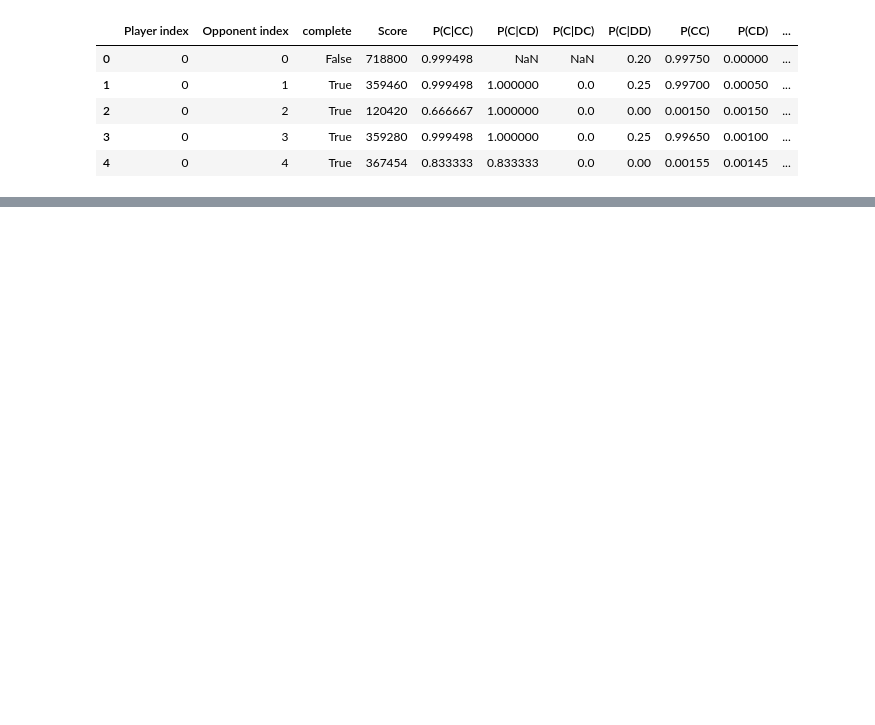
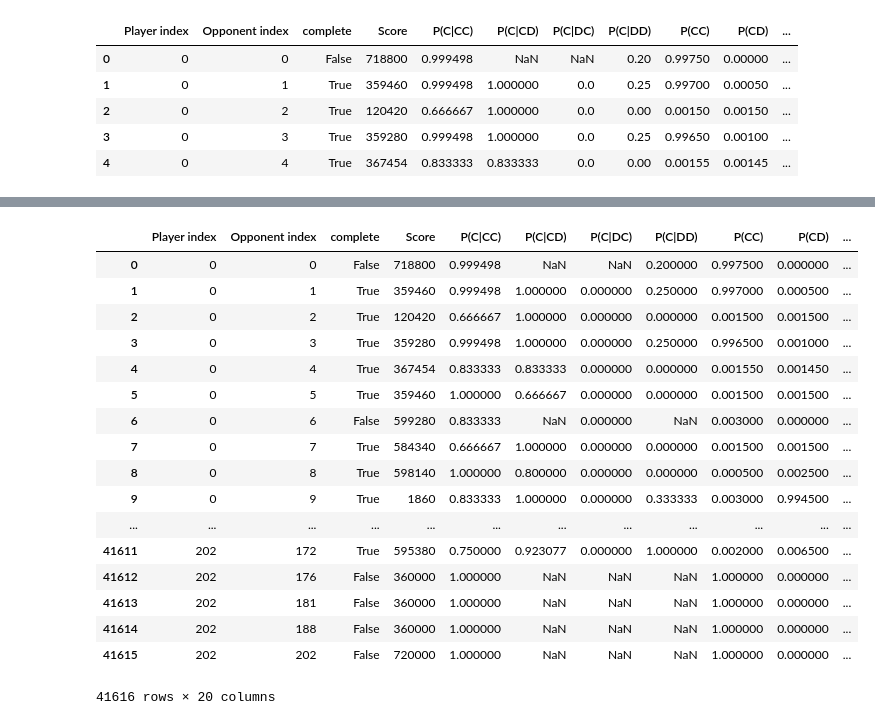
Before and after one commit to drvinceknight/testing_for_ZD, a Jupyter notebook: assets/img/distribution-of-sse-values/main.ipynb, the cells around one changed output, grey strips where cells are left out. Saved outputs shown, nothing was run; the diff lists cells and outputs as text; code cells hidden in the pictures; blank space fills up the shorter version.

```diff
--- a/assets/img/distribution-of-sse-values/main.ipynb
+++ b/assets/img/distribution-of-sse-values/main.ipynb
@@ -43,0 +79,21 @@ fig.tight_layout()
+# %%
+df
+# %% [output]
+|  | Player index | Opponent index | complete | Score | P(C|CC) | P(C|CD) | P(C|DC) | P(C|DD) | P(CC) | P(CD) | ... |
+| 0 | 0 | 0 | False | 718800 | 0.999498 | NaN | NaN | 0.200000 | 0.997500 | 0.000000 | ... |
+| 1 | 0 | 1 | True | 359460 | 0.999498 | 1.000000 | 0.000000 | 0.250000 | 0.997000 | 0.000500 | ... |
+| 2 | 0 | 2 | True | 120420 | 0.666667 | 1.000000 | 0.000000 | 0.000000 | 0.001500 | 0.001500 | ... |
+| 3 | 0 | 3 | True | 359280 | 0.999498 | 1.000000 | 0.000000 | 0.250000 | 0.996500 | 0.001000 | ... |
+| 4 | 0 | 4 | True | 367454 | 0.833333 | 0.833333 | 0.000000 | 0.000000 | 0.001550 | 0.001450 | ... |
+| 5 | 0 | 5 | True | 359460 | 1.000000 | 0.666667 | 0.000000 | 0.000000 | 0.001500 | 0.001500 | ... |
+| 6 | 0 | 6 | False | 599280 | 0.833333 | NaN | 0.000000 | NaN | 0.003000 | 0.000000 | ... |
+| 7 | 0 | 7 | True | 584340 | 0.666667 | 1.000000 | 0.000000 | 0.000000 | 0.001500 | 0.001500 | ... |
+| 8 | 0 | 8 | True | 598140 | 1.000000 | 0.800000 | 0.000000 | 0.000000 | 0.000500 | 0.002500 | ... |
+| 9 | 0 | 9 | True | 1860 | 0.833333 | 1.000000 | 0.000000 | 0.333333 | 0.003000 | 0.994500 | ... |
+| ... | ... | ... | ... | ... | ... | ... | ... | ... | ... | ... | ... |
+| 41611 | 202 | 172 | True | 595380 | 0.750000 | 0.923077 | 0.000000 | 1.000000 | 0.002000 | 0.006500 | ... |
+| 41612 | 202 | 176 | False | 360000 | 1.000000 | NaN | NaN | NaN | 1.000000 | 0.000000 | ... |
+| 41613 | 202 | 181 | False | 360000 | 1.000000 | NaN | NaN | NaN | 1.000000 | 0.000000 | ... |
+| 41614 | 202 | 188 | False | 360000 | 1.000000 | NaN | NaN | NaN | 1.000000 | 0.000000 | ... |
+| 41615 | 202 | 202 | False | 720000 | 1.000000 | NaN | NaN | NaN | 1.000000 | 0.000000 | ... |
+41616 rows × 20 columns
```
Also changed, not shown: parts of 6 cells of this notebook.
